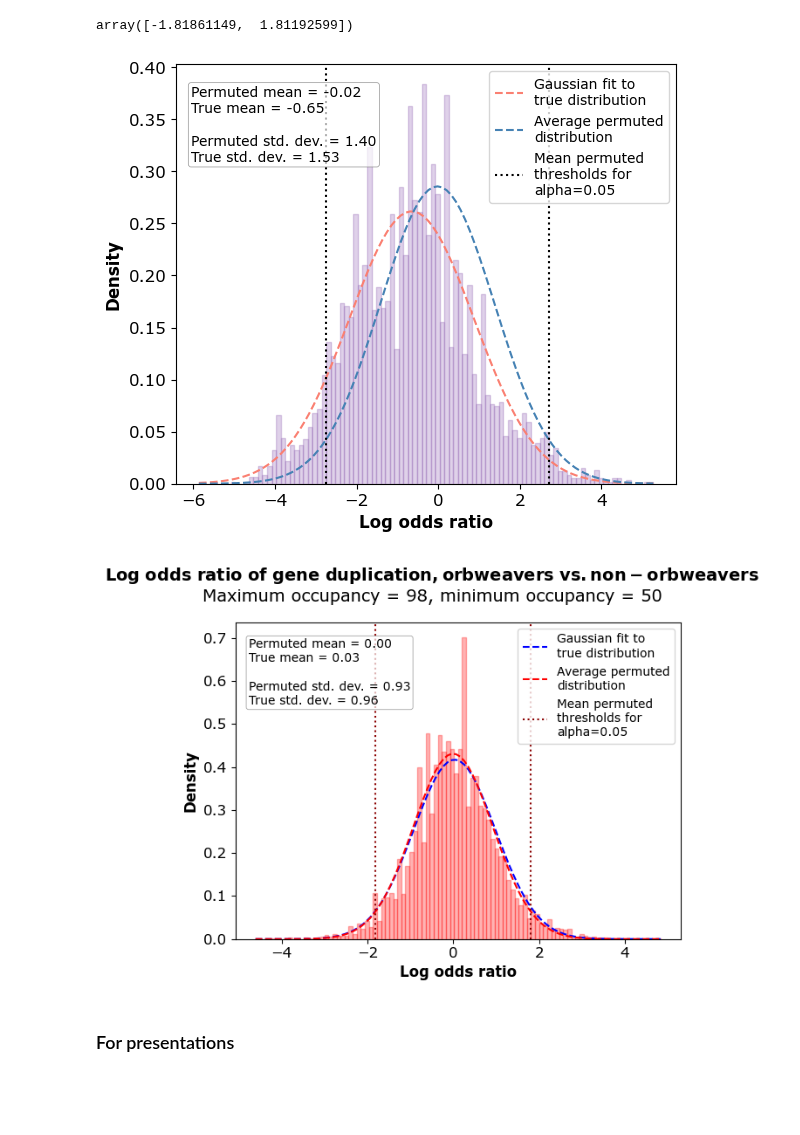
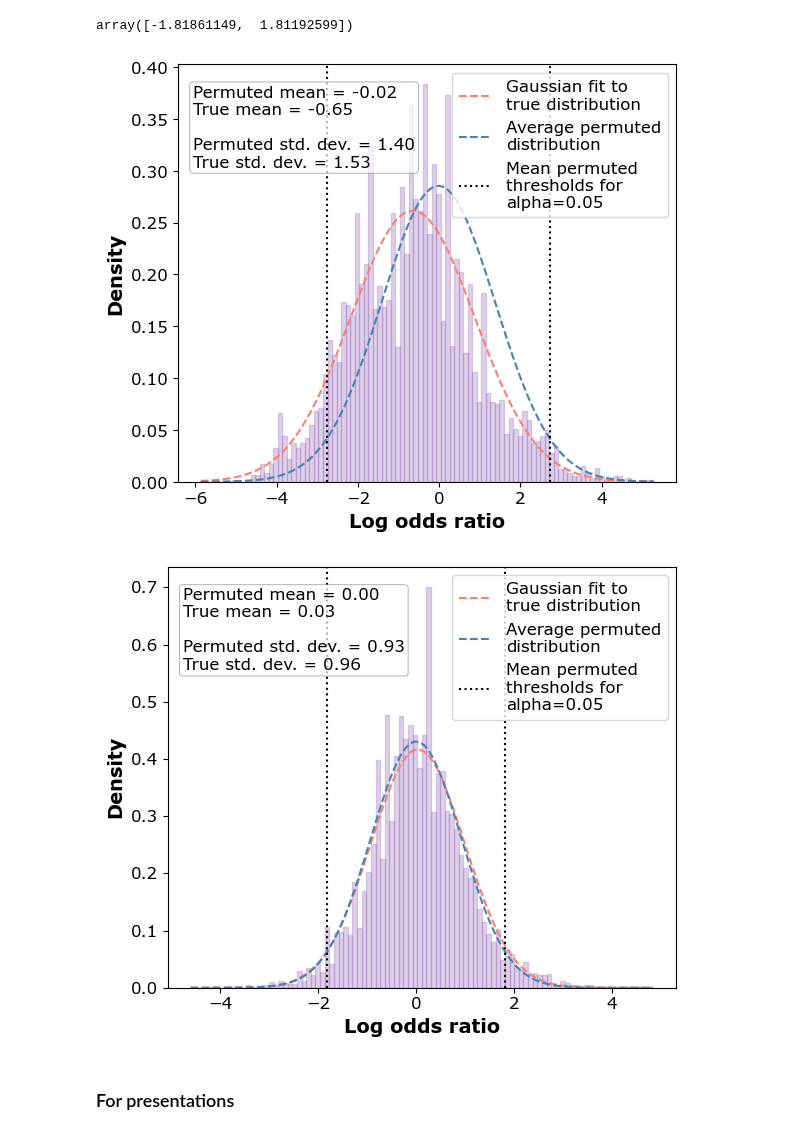
Before and after one commit to GordusLab/orb-selection, a Jupyter notebook: scripts/Odds Ratio Test Plots.ipynb, the cells around one changed output. Drawn from its saved outputs; the diff is of its cells as text; code cells hidden in the pictures; blank space fills up the shorter version.

Commit message:
scaled supp figures

```diff
--- a/scripts/Odds Ratio Test Plots.ipynb
+++ b/scripts/Odds Ratio Test Plots.ipynb
@@ -51,28 +49,34 @@ loss_results.plot_permutation_results(
     avpermutation_color="steelblue",
     hist_color="#9569B7",
     thresholds_color="black",
-    title=False
-)
+    title=False,
+    legend_fontsize=12,
+    textbox_fontsize=12,
+    axis_label_fontsize=14
+ )
 
 plt.savefig(str(figure5 + "loss_results.png"), dpi=300, bbox_inches="tight", transparent=True)
 # plt.savefig(str(ort_results + "Run1_Loss_LT_50-95_10000x/loss_occ50-95_less_permutation_results.png"), dpi=300, bbox_inches="tight")
 # %% [output]
-[figure, old version]
+[figure, new version]
 # %%
 dup_results.plot_permutation_results(
     fg_name="orbweavers",
     bg_name="non-orbweavers",
     gaussfit_color="salmon",
     avpermutation_color="steelblue",
     hist_color="#9569B7",
     thresholds_color="black",
-    title=False
+    title=False,
+    legend_fontsize=12,
+    textbox_fontsize=12,
+    axis_label_fontsize=14
 )
 
 plt.savefig(str(figure5 + "dup_results.png"), dpi=300, bbox_inches="tight", transparent=True)
 # plt.savefig(str(ort_results + "Run2_Dup_RT_50-max_10000x/dup_occ50-98_greater_permutation_results.png"), dpi=300, bbox_inches="tight")
 # %% [output]
-[figure, old version]
+[figure, new version]
 # %% [markdown]
 ### For presentations
 # %%
```
Also changed, not shown: parts of 1 cell of this notebook, 6 other files.
